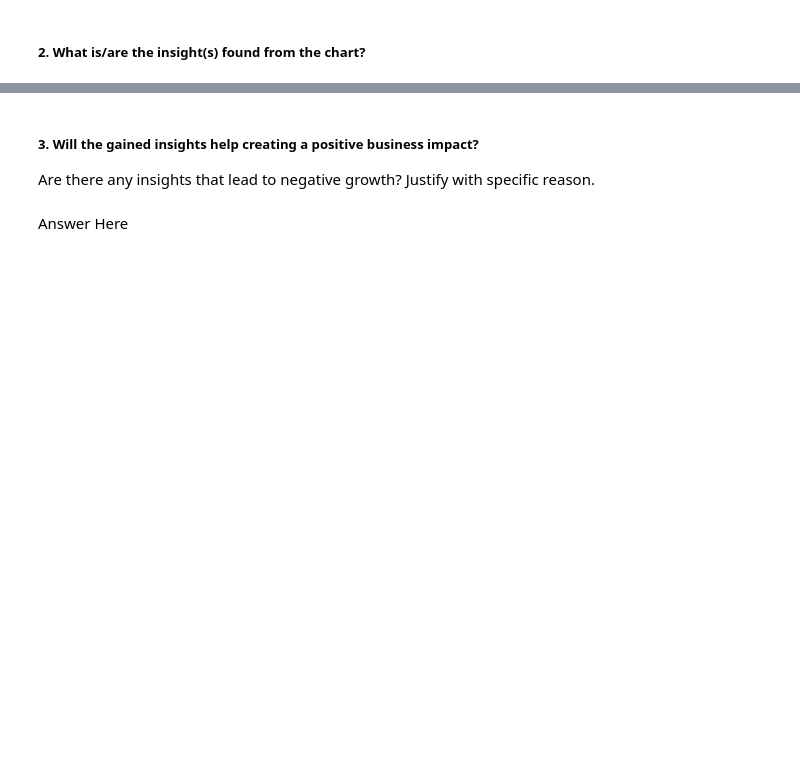
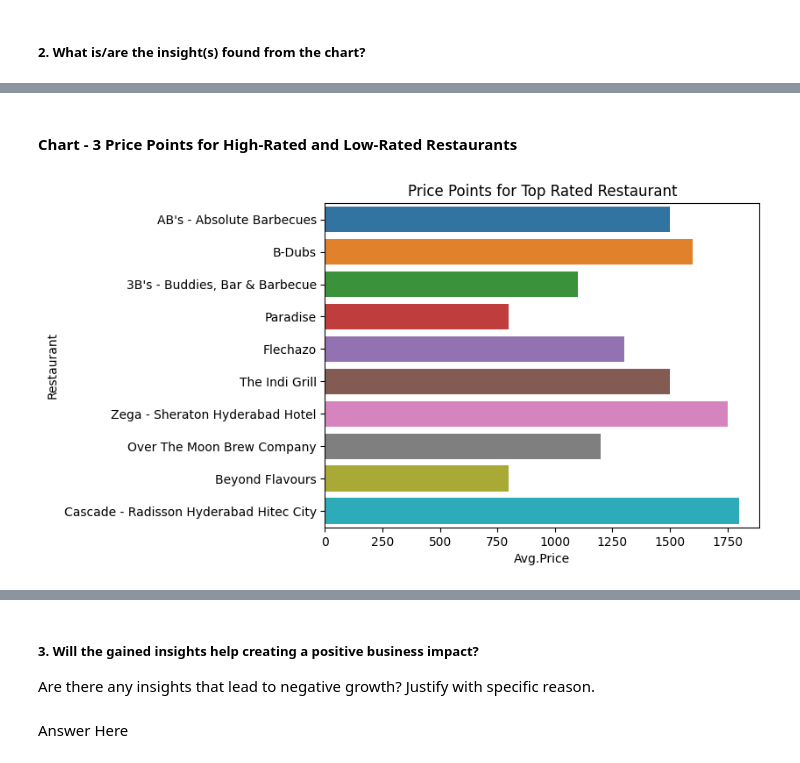
Before and after one commit to David-Kumawat/Capstone-Project---4-Zomato-Restaurant-Clustering-And-Sentiment-Analysis, a Jupyter notebook: Unsupervised_Zomato_Restaurant_Clustering_And_Sentiment_Analysis.ipynb, the cells around one changed output, grey strips where cells are left out. Cells and saved outputs as stored; diff of their text form; code cells hidden in the pictures; blank space fills up the shorter version.

```diff
--- a/Unsupervised_Zomato_Restaurant_Clustering_And_Sentiment_Analysis.ipynb
+++ b/Unsupervised_Zomato_Restaurant_Clustering_And_Sentiment_Analysis.ipynb
@@ -832,0 +899,9 @@ Answer Here
+# %% [markdown]
+#### Chart - 3 Price Points for High-Rated and Low-Rated Restaurants
+# %%
+# Chart - 3 Visualization code for price points of high-rated restaurant
+sns.barplot(data = most_engaged_hotel[:10], x = 'Avg.Price', y = 'Restaurant')
+plt.title('Price Points for Top Rated Restaurant')
+plt.show()
+# %% [output]
+[figure, added]
```
Also changed, not shown: parts of 102 cells of this notebook.
